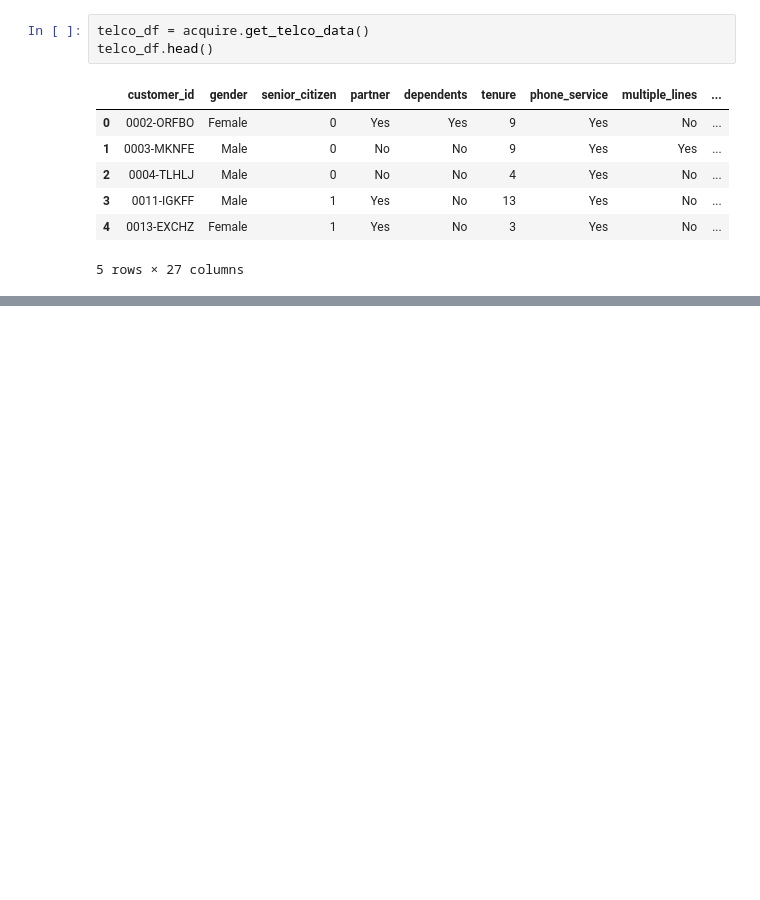
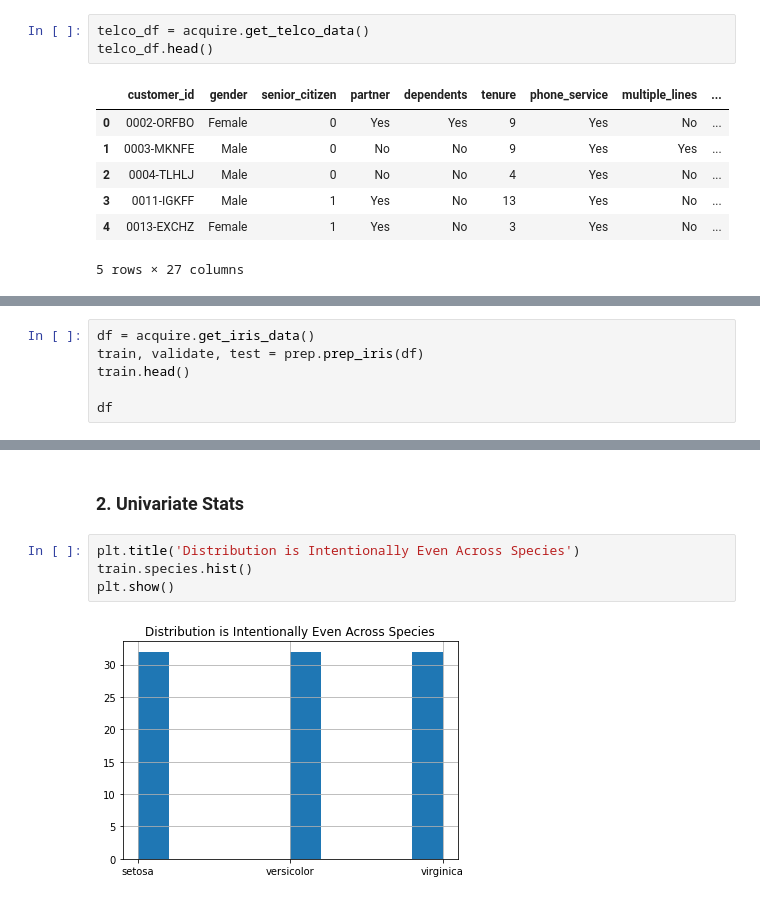
Before and after one commit to greg-maggard/classification_exercises, a Jupyter notebook: classification_exercises.ipynb, the cells around one changed output, grey strips where cells are left out. Cells and saved outputs as stored; diff of their text form; blank space fills up the shorter version.

```diff
--- a/classification_exercises.ipynb
+++ b/classification_exercises.ipynb
@@ -511,0 +529,6 @@ telco_df.head()
+# %%
+df = acquire.get_iris_data()
+train, validate, test = prep.prep_iris(df)
+train.head()
+
+df
@@ -511,0 +553,8 @@ telco_df.head()
+# %% [markdown]
+### 2. Univariate Stats
+# %%
+plt.title('Distribution is Intentionally Even Across Species')
+train.species.hist()
+plt.show()
+# %% [output]
+[figure, added]
```
Also changed, not shown: parts of 57 cells of this notebook, 3 other files.
